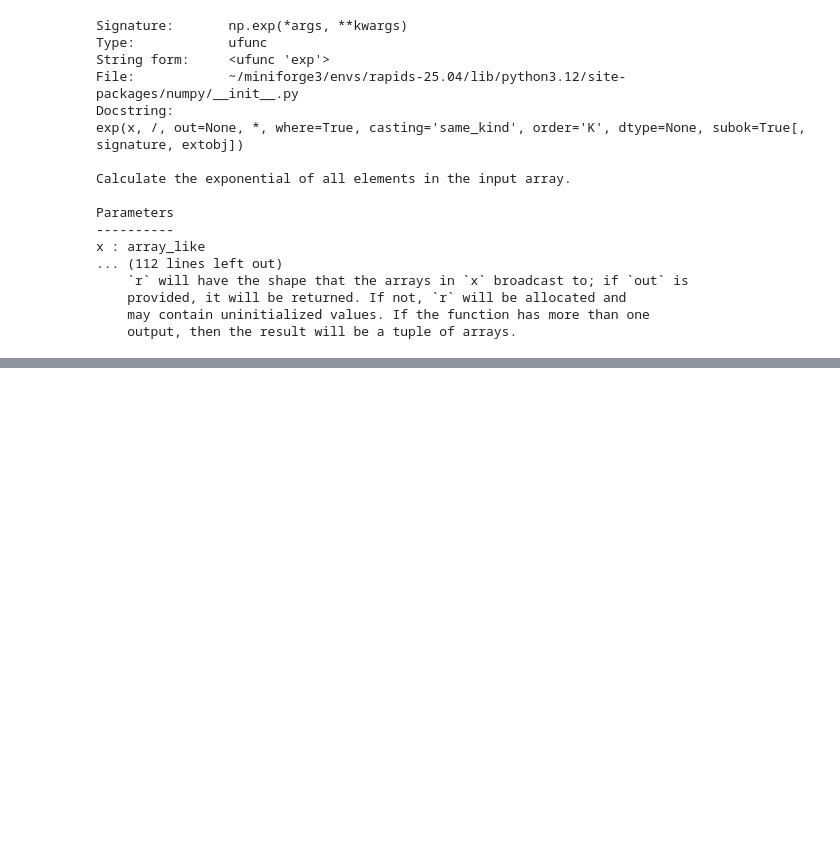
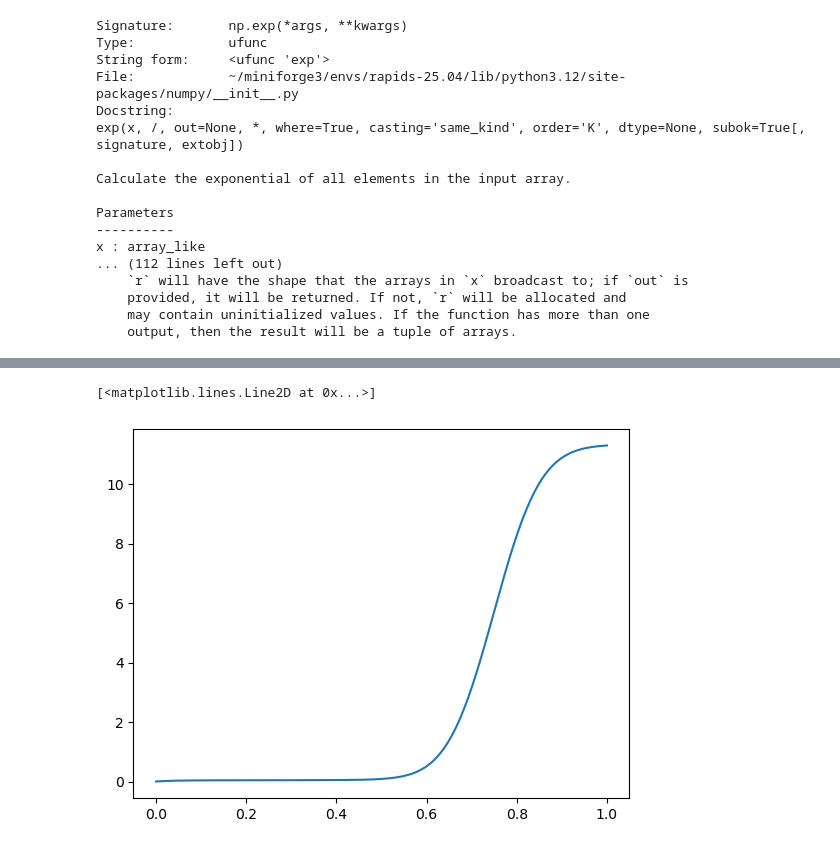
Before and after one commit to He-Q/Python_for_STEM, a Jupyter notebook: jupyter_notebooks/Essentials_practice.ipynb, the cells around one changed output, grey strips where cells are left out. Drawn from its saved outputs; the diff is of its cells as text; code cells hidden in the pictures; blank space fills up the shorter version.

```diff
--- a/jupyter_notebooks/Essentials_practice.ipynb
+++ b/jupyter_notebooks/Essentials_practice.ipynb
@@ -174,0 +245,4 @@ plt.plot(x, y)
+# %%
+dx = x[1] - x[0]
+integral = np.sum(y*dx)
+integral
@@ -174,0 +286,3 @@ plt.plot(x, y)
+# %%
+cumulative_integral = np.cumsum(y*dx)
+cumulative_integral
@@ -174,0 +307,5 @@ plt.plot(x, y)
+# %%
+plt.plot(x, cumulative_integral)
+# %% [output]
+[<matplotlib.lines.Line2D at 0x...>]
+[figure, added]
```
Also changed, not shown: parts of 14 cells of this notebook.
